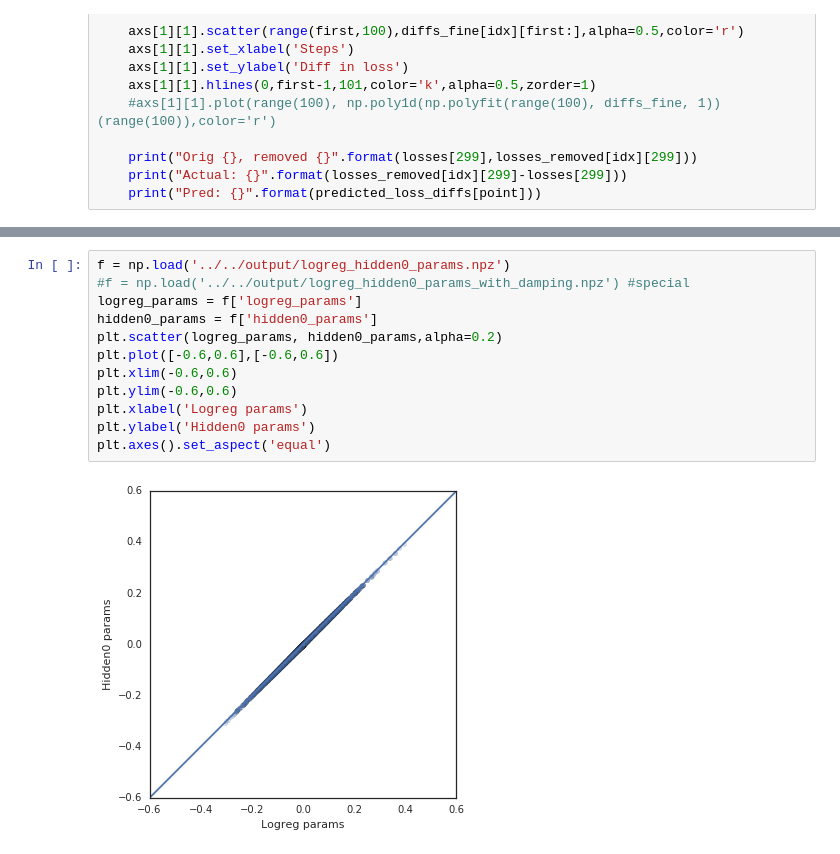
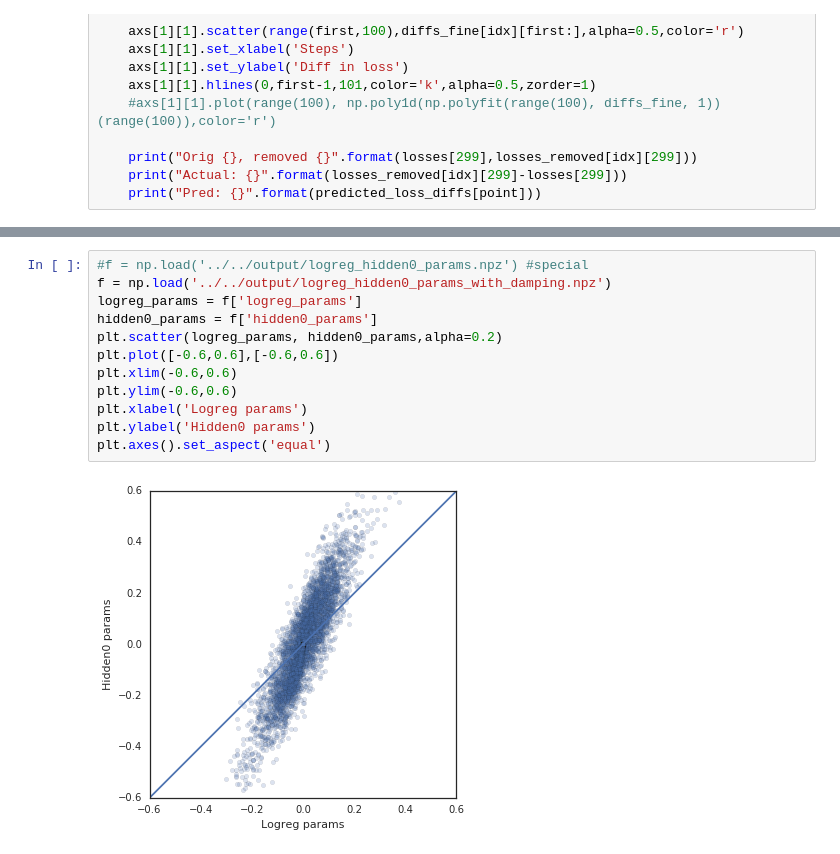
Before and after one commit to bbbert/influence-release, a Jupyter notebook: scripts/hidden0_seeds_losses_and_diffs_logreg-special.ipynb, the cells around one changed output, grey strips where cells are left out. Drawn from its saved outputs; the diff is of its cells as text.

```diff
--- a/scripts/hidden0_seeds_losses_and_diffs_logreg-special.ipynb
+++ b/scripts/hidden0_seeds_losses_and_diffs_logreg-special.ipynb
@@ -174,14 +181,14 @@ Pred: 0.000313426277854
 # %%
-f = np.load('../../output/logreg_hidden0_params.npz')
-#f = np.load('../../output/logreg_hidden0_params_with_damping.npz') #special
+#f = np.load('../../output/logreg_hidden0_params.npz') #special
+f = np.load('../../output/logreg_hidden0_params_with_damping.npz')
 logreg_params = f['logreg_params']
 hidden0_params = f['hidden0_params']
 plt.scatter(logreg_params, hidden0_params,alpha=0.2)
 plt.plot([-0.6,0.6],[-0.6,0.6])
 plt.xlim(-0.6,0.6)
 plt.ylim(-0.6,0.6)
 plt.xlabel('Logreg params')
 plt.ylabel('Hidden0 params')
 plt.axes().set_aspect('equal')
 # %% [output]
-[figure, old version]
+[figure, new version]
```
Also changed, not shown: parts of 5 cells of this notebook, 3 other files.
